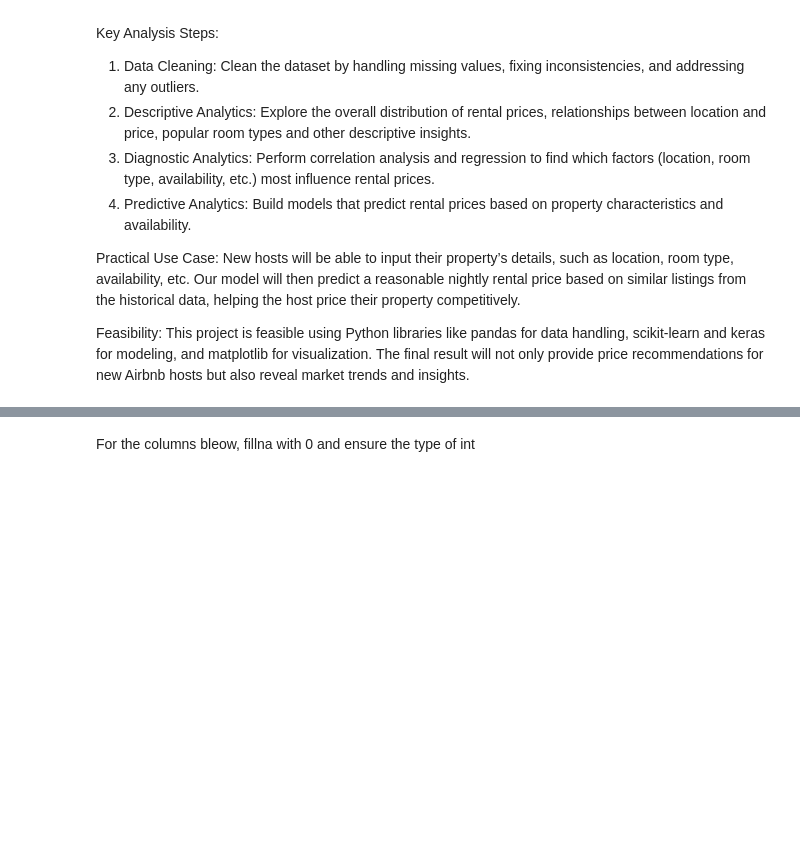
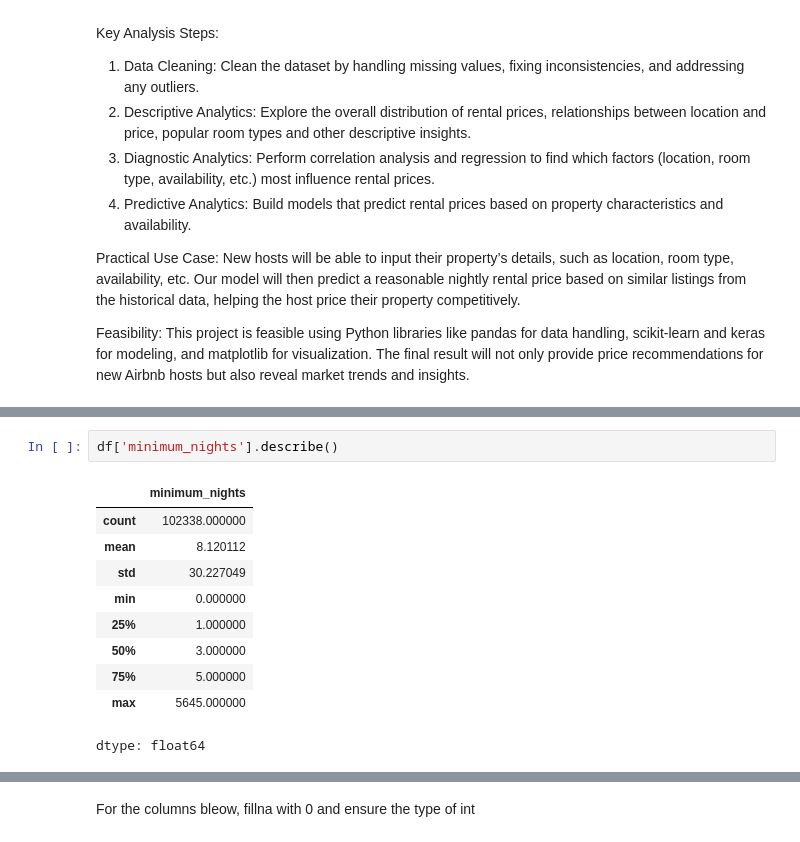
Before and after one commit to tuhanren/Airbnb-Data-Analysis, a Jupyter notebook: Final_Project_Group15.ipynb, the cells around one changed output, grey strips where cells are left out. Saved outputs shown, nothing was run; the diff lists cells and outputs as text; blank space fills up the shorter version.

```diff
--- a/Final_Project_Group15.ipynb
+++ b/Final_Project_Group15.ipynb
@@ -79,3 +465,16 @@ memory usage: 20.4+ MB
+# %%
+df['minimum_nights'].describe()
+# %% [output]
+|  | minimum_nights |
+| count | 102338.000000 |
+| mean | 8.120112 |
+| std | 30.227049 |
+| min | 0.000000 |
+| 25% | 1.000000 |
+| 50% | 3.000000 |
+| 75% | 5.000000 |
+| max | 5645.000000 |
+dtype: float64
 # %%
 df.describe()
 # %% [output]
```
Also changed, not shown: parts of 86 cells of this notebook.
